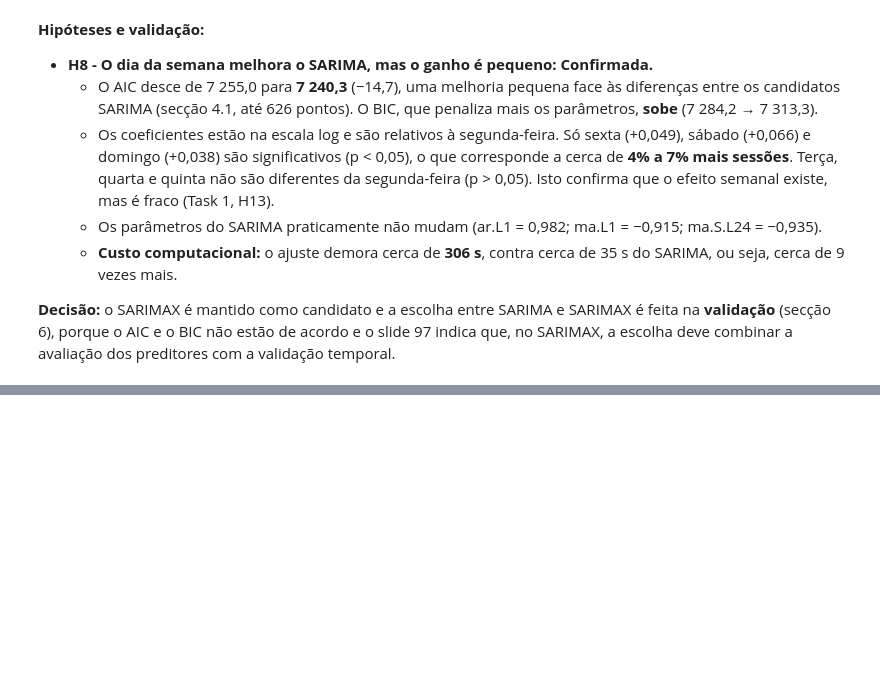
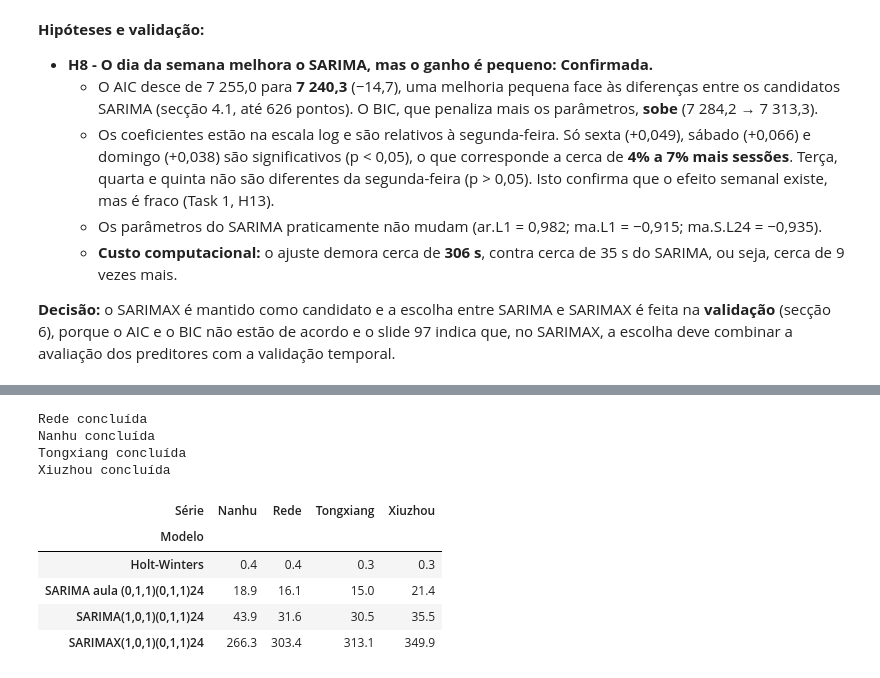
Before and after one commit to 1231478-Ellah-Fleischmann/MINDD-PROJETO-2, a Jupyter notebook: task2.ipynb, the cells around one changed output, grey strips where cells are left out. Saved outputs shown, nothing was run; the diff lists cells and outputs as text; code cells hidden in the pictures; blank space fills up the shorter version.

```diff
--- a/task2.ipynb
+++ b/task2.ipynb
@@ -614,0 +628,78 @@ pd.DataFrame({'Coeficiente': sarimax.params, 'p-value': sarimax.pvalues}).round(
+# %%
+# Origens: todos os dias às 23:00, de 30/06/2021 a 29/09/2021 (92 origens)
+origens = pd.date_range(f'{TRAIN_END} 23:00', periods=92, freq='D')
+
+periodo = series.loc[TRAIN_START:VALIDATION_END]    # valores observados (treino + validação)
+X_tr = calendario(train.index)
+X_per = calendario(periodo.index)
+
+configs_sarima = {
+    'SARIMA(1,0,1)(0,1,1)24':       {'order': (1, 0, 1), 'exog': False},
+    'SARIMA aula (0,1,1)(0,1,1)24': {'order': (0, 1, 1), 'exog': False},
+    'SARIMAX(1,0,1)(0,1,1)24':      {'order': (1, 0, 1), 'exog': True},
+}
+
+previsoes = {}    # (série, modelo) -> previsões das 2208 horas da validação
+tempos = []
+
+for c in series.columns:
+    y_tr = np.log1p(train[c])
+    y_per = np.log1p(periodo[c])
+
+    # --- Holt-Winters ---
+    inicio = time.time()
+    hw_c = ExponentialSmoothing(y_tr, seasonal='add', seasonal_periods=24,
+                                initialization_method='estimated').fit()
+    tempos.append({'Série': c, 'Modelo': 'Holt-Winters', 'Tempo (s)': time.time() - inicio})
+
+    prev = []
+    for o in origens:
+        modelo_o = ExponentialSmoothing(y_per.loc[:o], seasonal='add', seasonal_periods=24,
+                                        initialization_method='known',
+                                        initial_level=hw_c.params['initial_level'],
+                                        initial_seasonal=hw_c.params['initial_seasons'])
+        ajuste_o = modelo_o.fit(smoothing_level=hw_c.params['smoothing_level'],
+                                smoothing_seasonal=hw_c.params['smoothing_seasonal'],
+                                optimized=False)
+        prev.append(ajuste_o.forecast(24))
+    previsoes[(c, 'Holt-Winters')] = np.expm1(pd.concat(prev))
+
+    # --- SARIMA e SARIMAX ---
+    for nome, cfg in configs_sarima.items():
+        ex_tr = X_tr if cfg['exog'] else None
+        ex_per = X_per if cfg['exog'] else None
+
+        inicio = time.time()
+        ajuste = SARIMAX(y_tr, exog=ex_tr, order=cfg['order'], seasonal_order=(0, 1, 1, 24),
+                         trend='n', enforce_stationarity=False,
+                         enforce_invertibility=False).fit(disp=False, low_memory=True)
+        tempos.append({'Série': c, 'Modelo': nome, 'Tempo (s)': time.time() - inicio})
+
+        # Aplicar os parâmetros do treino a todo o período (sem reestimar)
+        filtro = SARIMAX(y_per, exog=ex_per, order=cfg['order'], seasonal_order=(0, 1, 1, 24),
+                         trend='n', enforce_stationarity=False,
+                         enforce_invertibility=False).filter(ajuste.params)
+
+        prev = []
+        for o in origens:
+            p = filtro.get_prediction(start=o + pd.Timedelta(hours=1),
+                                      end=o + pd.Timedelta(hours=24), dynamic=True)
+            prev.append(p.predicted_mean)
+        previsoes[(c, nome)] = np.expm1(pd.concat(prev))
+        del filtro    # liberta memória
+
+    print(c, 'concluída')
+
+tempos = pd.DataFrame(tempos)
+tempos.pivot(index='Modelo', columns='Série', values='Tempo (s)').round(1)
+# %% [output]
+Rede concluída
+Nanhu concluída
+Tongxiang concluída
+Xiuzhou concluída
+| Série | Nanhu | Rede | Tongxiang | Xiuzhou |
+| Modelo |  |  |  |  |
+| Holt-Winters | 0.4 | 0.4 | 0.3 | 0.3 |
+| SARIMA aula (0,1,1)(0,1,1)24 | 18.9 | 16.1 | 15.0 | 21.4 |
+| SARIMA(1,0,1)(0,1,1)24 | 43.9 | 31.6 | 30.5 | 35.5 |
+| SARIMAX(1,0,1)(0,1,1)24 | 266.3 | 303.4 | 313.1 | 349.9 |
```
Also changed, not shown: parts of 4 cells of this notebook.
